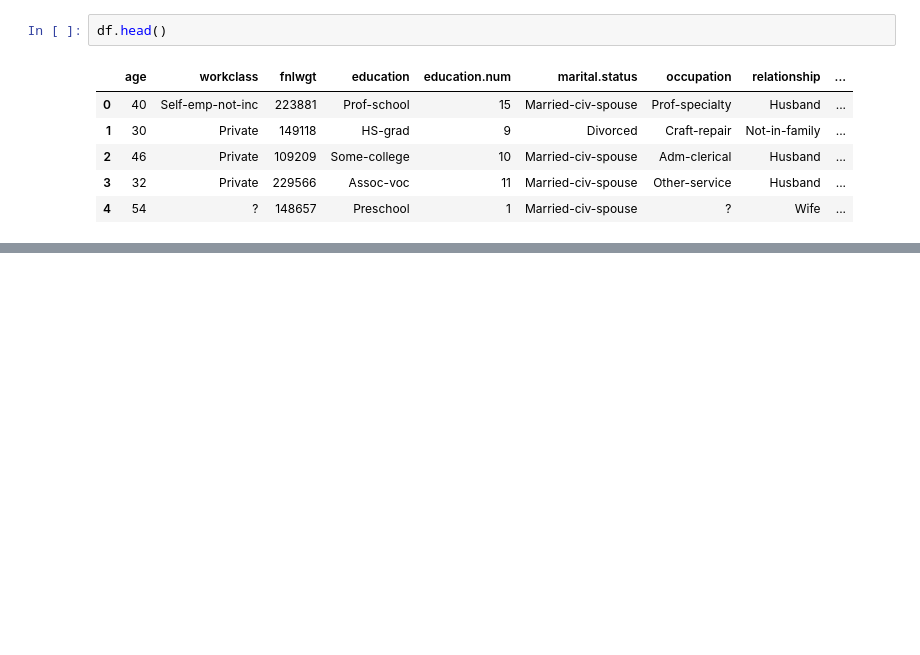
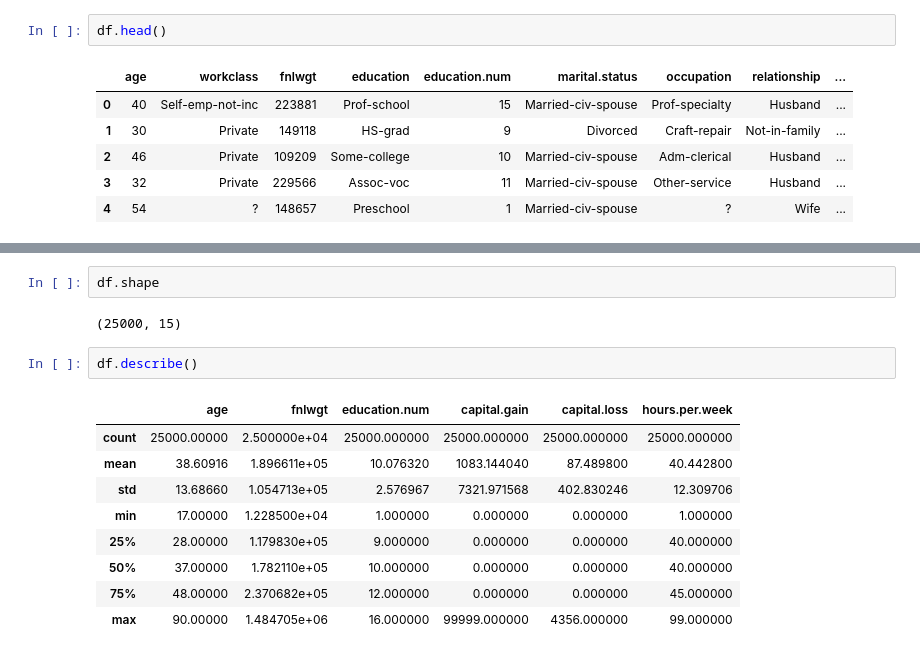
Before and after one commit to adrianzyla/annual_income_analysis, a Jupyter notebook: annual_income_analysis.ipynb, the cells around one changed output, grey strips where cells are left out. Saved outputs shown, nothing was run; the diff lists cells and outputs as text; blank space fills up the shorter version.

```diff
--- a/annual_income_analysis.ipynb
+++ b/annual_income_analysis.ipynb
@@ -24,0 +41,16 @@ Name: count, dtype: int64
+# %%
+df.shape
+# %% [output]
+(25000, 15)
+# %%
+df.describe()
+# %% [output]
+|  | age | fnlwgt | education.num | capital.gain | capital.loss | hours.per.week |
+| count | 25000.00000 | 2.500000e+04 | 25000.000000 | 25000.000000 | 25000.000000 | 25000.000000 |
+| mean | 38.60916 | 1.896611e+05 | 10.076320 | 1083.144040 | 87.489800 | 40.442800 |
+| std | 13.68660 | 1.054713e+05 | 2.576967 | 7321.971568 | 402.830246 | 12.309706 |
+| min | 17.00000 | 1.228500e+04 | 1.000000 | 0.000000 | 0.000000 | 1.000000 |
+| 25% | 28.00000 | 1.179830e+05 | 9.000000 | 0.000000 | 0.000000 | 40.000000 |
+| 50% | 37.00000 | 1.782110e+05 | 10.000000 | 0.000000 | 0.000000 | 40.000000 |
+| 75% | 48.00000 | 2.370682e+05 | 12.000000 | 0.000000 | 0.000000 | 45.000000 |
+| max | 90.00000 | 1.484705e+06 | 16.000000 | 99999.000000 | 4356.000000 | 99.000000 |
```
Also changed, not shown: parts of 21 cells of this notebook.
